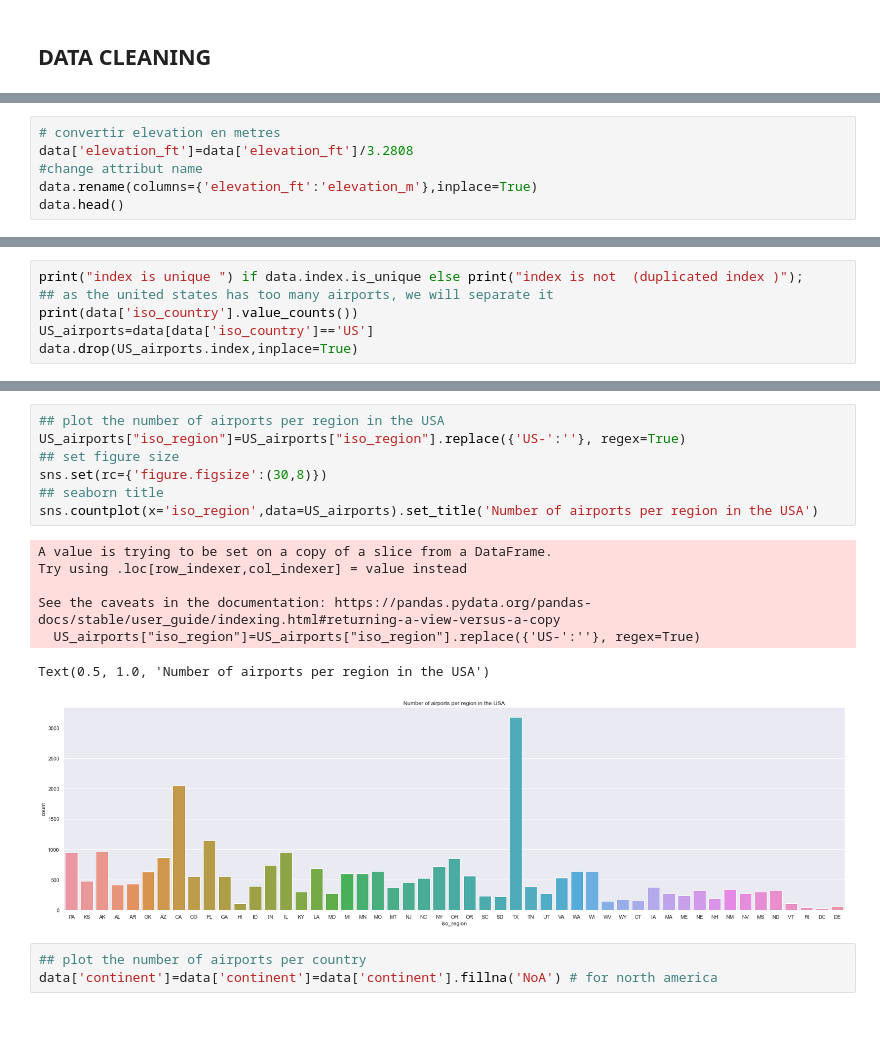
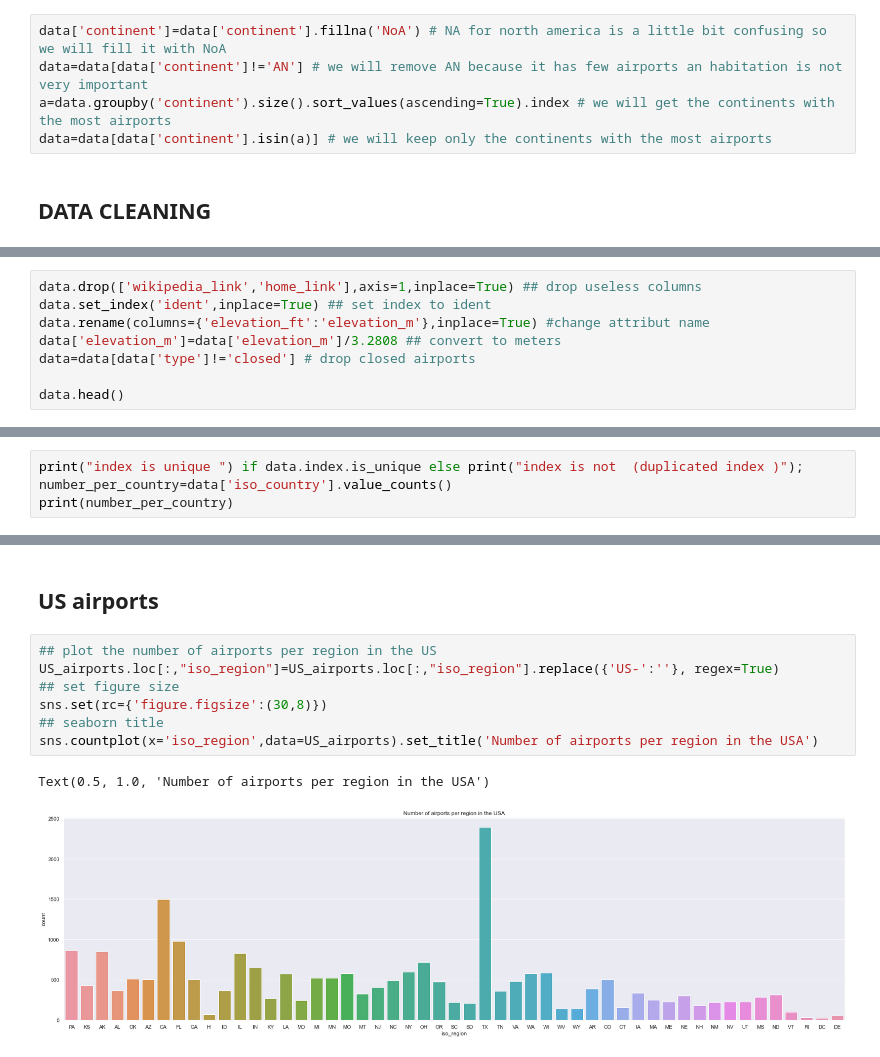
Before and after one commit to ahmedsabouni/world_airports, a Jupyter notebook: Analyse.ipynb, the cells around one changed output, grey strips where cells are left out. Drawn from its saved outputs; the diff is of its cells as text; blank space fills up the shorter version.

```diff
--- a/Analyse.ipynb
+++ b/Analyse.ipynb
@@ -12,2 +20,7 @@ country=pd.read_csv('countries.csv')
+# %%
+data['continent']=data['continent'].fillna('NoA') # NA for north america is a little bit confusing so we will fill it with NoA
+data=data[data['continent']!='AN'] # we will remove AN because it has few airports an habitation is not very important
+a=data.groupby('continent').size().sort_values(ascending=True).index # we will get the continents with the most airports
+data=data[data['continent'].isin(a)] # we will keep only the continents with the most airports
 # %% [markdown]
 ## DATA CLEANING
@@ -28,6 +26,0 @@ data.head() ## visualisation de la table avec les index
-# %%
-# convertir elevation en metres
-data['elevation_ft']=data['elevation_ft']/3.2808
-#change attribut name
-data.rename(columns={'elevation_ft':'elevation_m'},inplace=True)
-data.head()
@@ -41,0 +27,8 @@ data.head()
+# %%
+data.drop(['wikipedia_link','home_link'],axis=1,inplace=True) ## drop useless columns
+data.set_index('ident',inplace=True) ## set index to ident
+data.rename(columns={'elevation_ft':'elevation_m'},inplace=True) #change attribut name
+data['elevation_m']=data['elevation_m']/3.2808 ## convert to meters
+data=data[data['type']!='closed'] # drop closed airports
+
+data.head()
@@ -42,8 +43,6 @@ data.head()
 # %%
 print("index is unique ") if data.index.is_unique else print("index is not  (duplicated index )");
-## as the united states has too many airports, we will separate it
-print(data['iso_country'].value_counts())
-US_airports=data[data['iso_country']=='US']
-data.drop(US_airports.index,inplace=True)
+number_per_country=data['iso_country'].value_counts()
+print(number_per_country)
 # %% [output]
 index is unique
@@ -62,18 +79,12 @@ Name: iso_country, Length: 244, dtype: int64
+# %% [markdown]
+## US airports
 # %%
-## plot the number of airports per region in the USA
-US_airports["iso_region"]=US_airports["iso_region"].replace({'US-':''}, regex=True)
+## plot the number of airports per region in the US
+US_airports.loc[:,"iso_region"]=US_airports.loc[:,"iso_region"].replace({'US-':''}, regex=True)
 ## set figure size
 sns.set(rc={'figure.figsize':(30,8)})
 ## seaborn title
 sns.countplot(x='iso_region',data=US_airports).set_title('Number of airports per region in the USA')
 # %% [output]
-A value is trying to be set on a copy of a slice from a DataFrame.
-Try using .loc[row_indexer,col_indexer] = value instead
-
-See the caveats in the documentation: https://pandas.pydata.org/pandas-docs/stable/user_guide/indexing.html#returning-a-view-versus-a-copy
-  US_airports["iso_region"]=US_airports["iso_region"].replace({'US-':''}, regex=True)
+Text(0.5, 1.0, 'Number of airports per region in the USA')
-Text(0.5, 1.0, 'Number of airports per region in the USA')
-[figure, old version]
+[figure, new version]
-# %%
-## plot the number of airports per country
-data['continent']=data['continent']=data['continent'].fillna('NoA') # for north america
```
Also changed, not shown: parts of 11 cells of this notebook, 2 other files.
